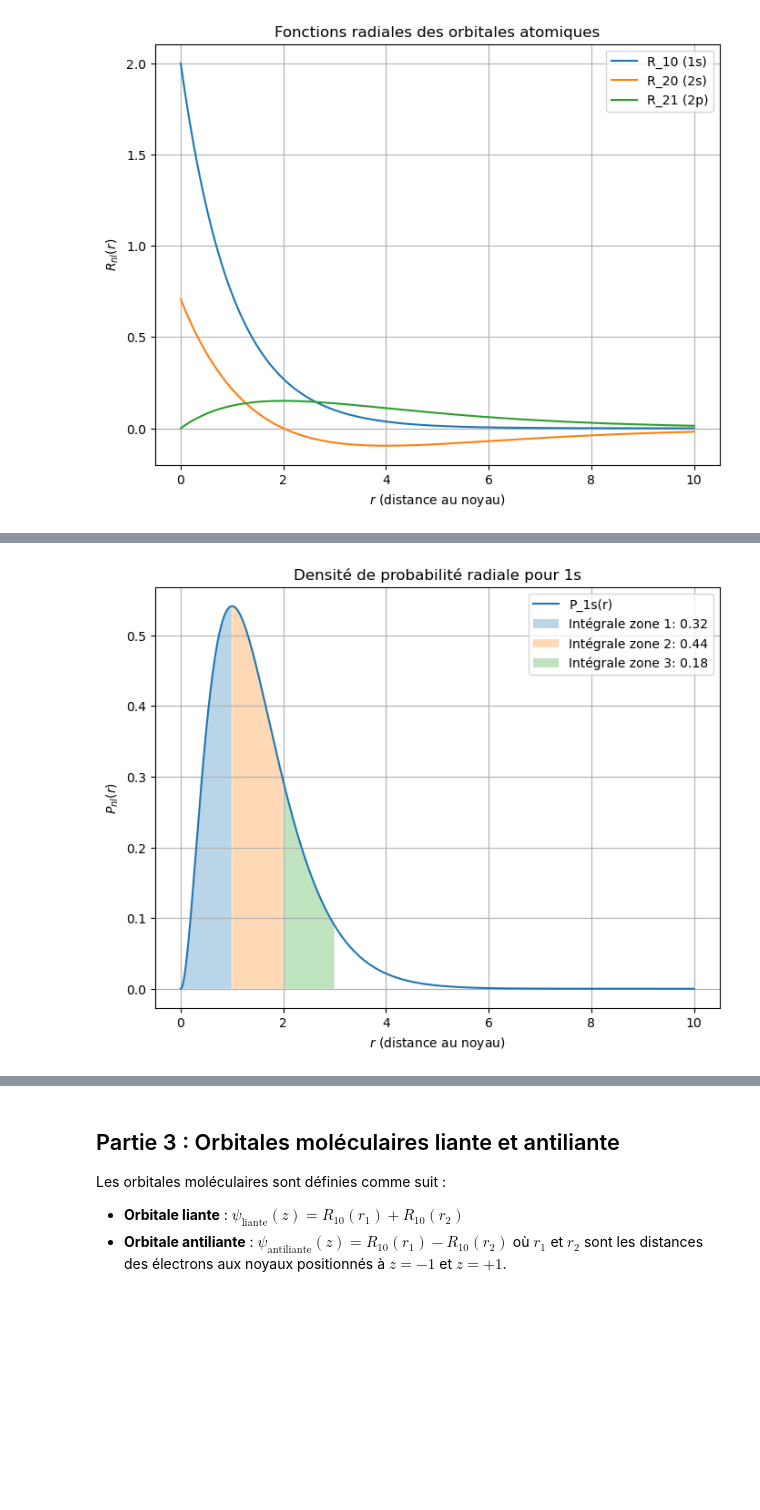
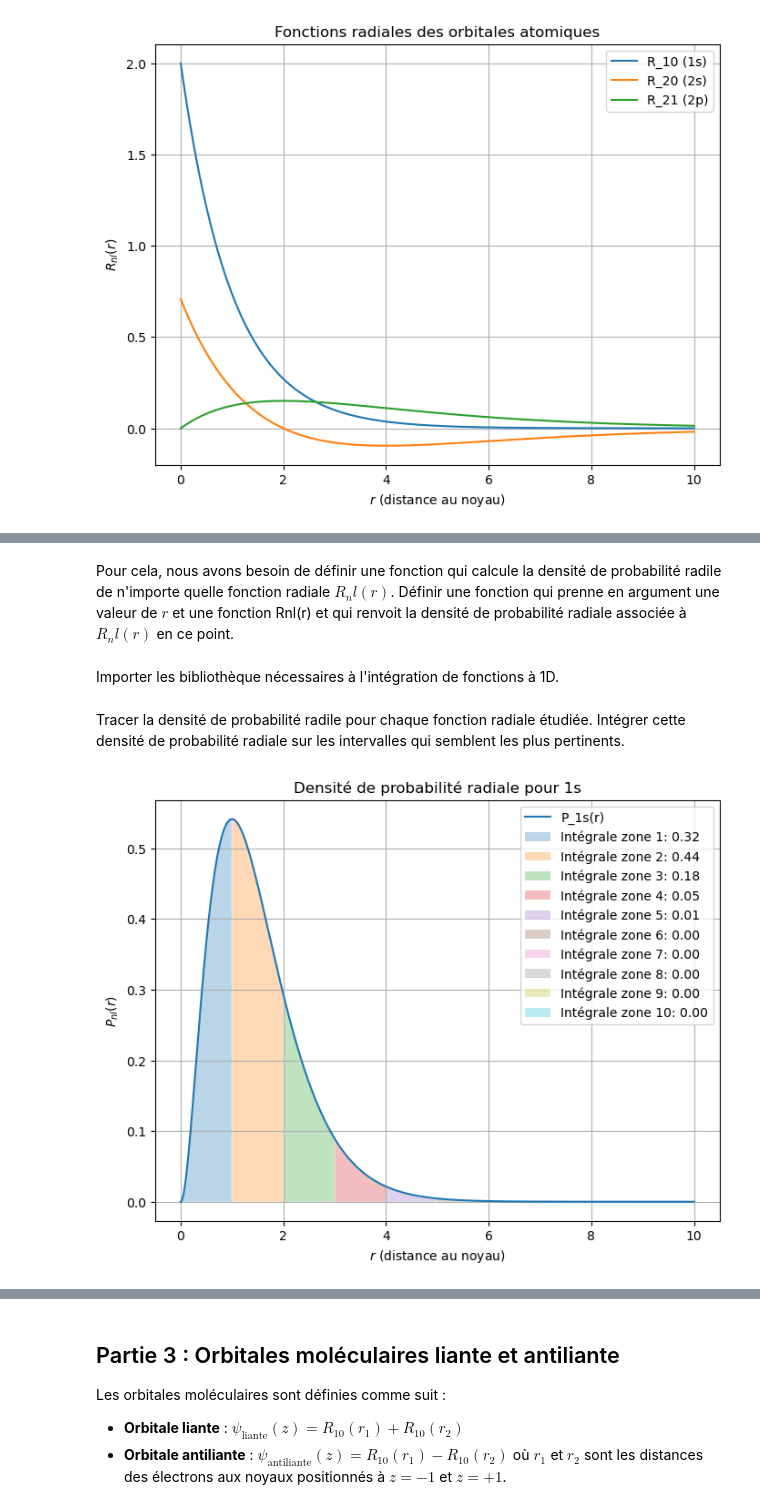
Before and after one commit to ycarissan/ONE3_corrections, a Jupyter notebook: TP_OM_correction.ipynb, the cells around one changed output, grey strips where cells are left out. Cells and saved outputs as stored; diff of their text form; code cells hidden in the pictures; blank space fills up the shorter version.

```diff
--- a/TP_OM_correction.ipynb
+++ b/TP_OM_correction.ipynb
@@ -16,3 +34,15 @@ Les fonctions radiales décrivent la variation des orbitales atomiques en foncti
+# %%
+def R10(r) :
+    # a completer
+    return #a completer
+
+def R20(r) :
+    # a completer
+    return #a completer
+
+def R21(r) :
+    # a completer
+    return #a completer
 # %%
 import numpy as np
 import matplotlib.pyplot as plt
@@ -54,0 +85,3 @@ Nous allons tracer cette densité pour les orbitales 1s, 2s et 3s, puis intégre
+# %% [markdown]
+Pour cela, nous avons besoin de définir une fonction qui calcule la densité de probabilité radile de n'importe quelle fonction radiale $R_nl(r)$.
+Définir une fonction qui prenne en argument une valeur de $r$ et une fonction Rnl(r) et qui renvoit la densité de probabilité radiale associée à $R_nl(r)$ en ce point.
@@ -54,0 +92,2 @@ Nous allons tracer cette densité pour les orbitales 1s, 2s et 3s, puis intégre
+# %% [markdown]
+Importer les bibliothèque nécessaires à l'intégration de fonctions à 1D.
@@ -55,25 +96,27 @@ Nous allons tracer cette densité pour les orbitales 1s, 2s et 3s, puis intégre
+# %% [markdown]
+Tracer la densité de probabilité radile pour chaque fonction radiale étudiée. Intégrer cette densité de probabilité radiale sur les intervalles qui semblent les plus pertinents.
 # %%
 from scipy.integrate import quad
 
 # Fonction de densité radiale
 def density_radial(r, Rnl):
     return r**2 * (Rnl(r))**2
 
 # Tracé pour 1s
 dens_1s = [density_radial(r, R10) for r in r_vals]
-integrals_1s = [quad(lambda r: density_radial(r, R10), start, start + 1)[0] for start in range(3)]
+integrals_1s = [quad(lambda r: density_radial(r, R10), start, start + 1)[0] for start in range(10)]
 
 plt.figure(figsize=(8, 6))
 plt.plot(r_vals, dens_1s, label='P_1s(r)')
 for i, integral in enumerate(integrals_1s):
     plt.fill_between(r_vals[i * 100:(i + 1) * 100], 0, dens_1s[i * 100:(i + 1) * 100], alpha=0.3,
                      label=f'Intégrale zone {i + 1}: {integral:.2f}')
 
 plt.title('Densité de probabilité radiale pour 1s')
 plt.xlabel('$r$ (distance au noyau)')
 plt.ylabel('$P_{nl}(r)$')
 plt.legend()
 plt.grid()
 plt.show()
 # %% [output]
-[figure, old version]
+[figure, new version]
```
Also changed, not shown: parts of 13 cells of this notebook.
